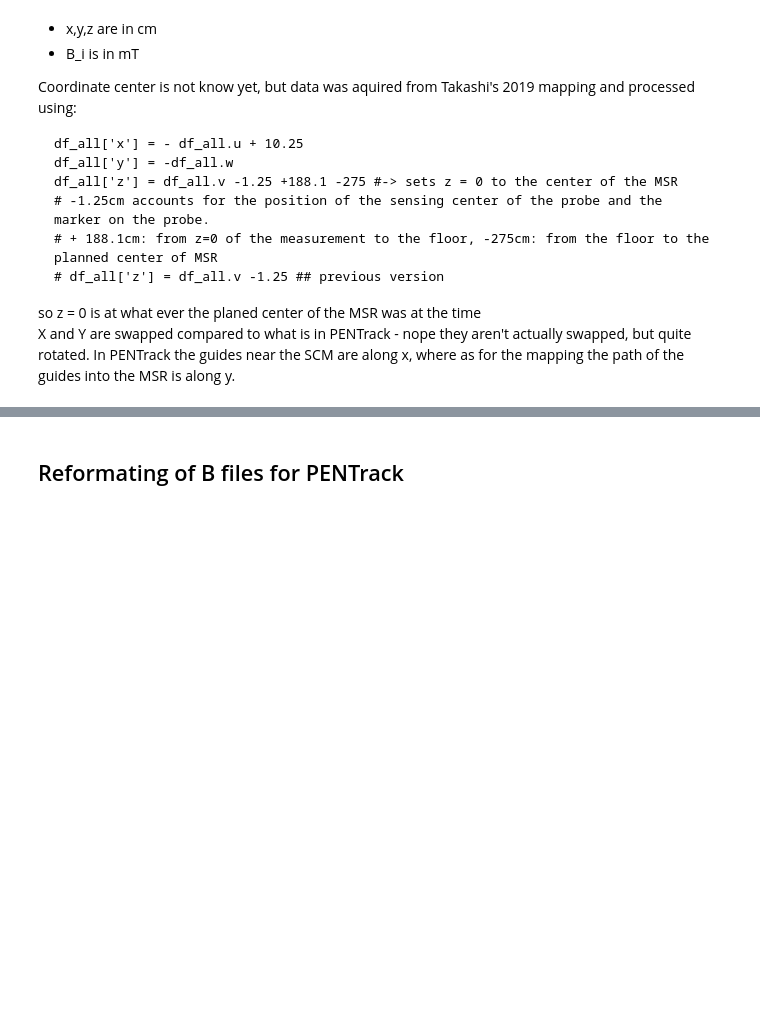
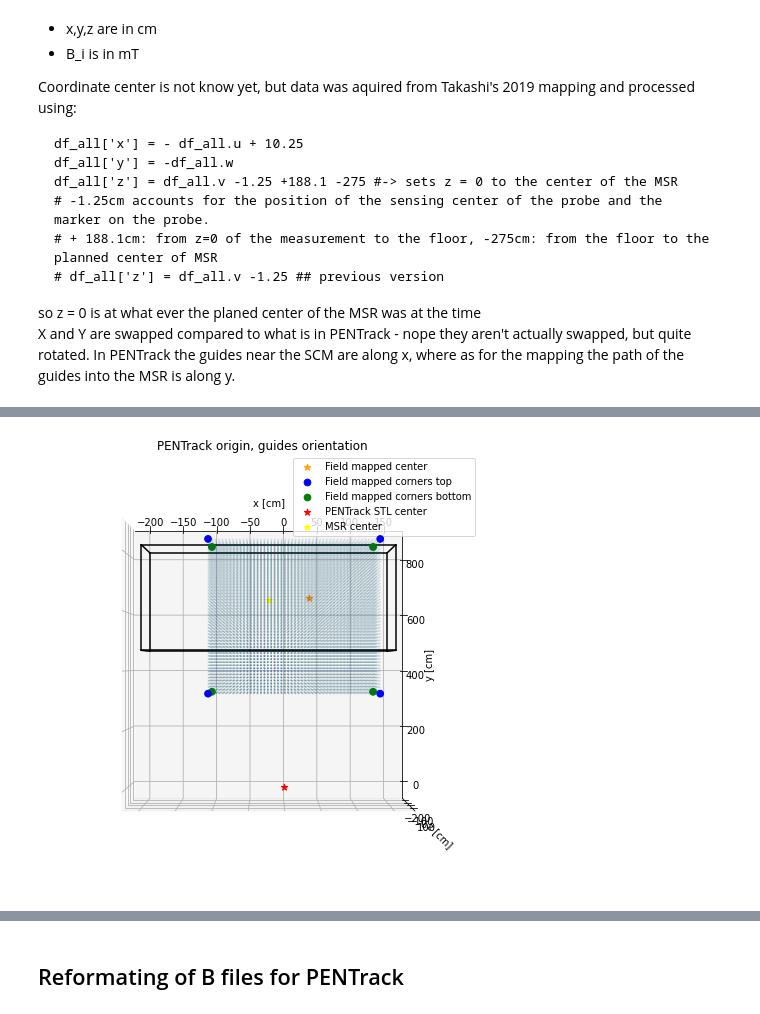
Before and after one commit to eklem1/MesonMagMapping, a Jupyter notebook: MagneticMappingPrevWork/MagMapping-export_TH/PositionCalibration.ipynb, the cells around one changed output, grey strips where cells are left out. Drawn from its saved outputs; the diff is of its cells as text; code cells hidden in the pictures; blank space fills up the shorter version.

Commit message:
Maybe getting somewhere with the transform of coords

```diff
--- a/MagneticMappingPrevWork/MagMapping-export_TH/PositionCalibration.ipynb
+++ b/MagneticMappingPrevWork/MagMapping-export_TH/PositionCalibration.ipynb
@@ -137,0 +171,54 @@ z_dense_MSRframe = df_BField_data["z"] + z_off
+# %%
+#the initial data
+df_BField_data = pd.read_csv(file, comment='#')
+
+center_T = np.array([0, 0, 0])
+data_T = df_BField_data[["x", "y", "z", "B_x", "B_y", "B_z"]]
+
+#getting the correct shift to use in PENtrack, but not the coordinate rotation
+center_PEN_notRot, corners_PEN_notRot, dataPEN_notRot, MSR_center_PEN_notRot = refToPENTrack(data_T, center_T)
+# %%
+def plotMapping(ax, data, title, units="cm", view=0, angle=0, STLs=False, legend=True):
+    center, corners, dataXB, MSR_center, Or = data
+
+    ax.set_title(title, pad=-10)
+
+    ax.scatter(center[0], center[1], center[2], color='orange', marker='*', s=45, label="Field mapped center")
+    ax.scatter(corners[0,:4], corners[1,:4], corners[2,:4], color='blue', s=45, label="Field mapped corners top")
+    ax.scatter(corners[0,4:], corners[1,4:], corners[2,4:], color='green', s=45, label="Field mapped corners bottom")
+
+    ax.scatter(Or[0], Or[1], Or[2], color='red', marker='*', s=45, label="PENTrack STL center")
+
+    if "cm" in units:
+        MakeCube(ax, MSR_center, np.array([3.5,3.5,3.5])*100, angle=angle)
+    elif "m" in units:
+        MakeCube(ax, MSR_center, np.array([3.5,3.5,3.5]), angle=angle)
+
+        if STLs:
+            # #loads all the file I have in this folder as STLs
+            STLpath = '../../PENTrackAnalysis/STLsToGraph'
+            stl_array = os.listdir(STLpath)
+
+            for STLfile in stl_array:
+                ppf.graphSTL(STLpath+'/'+STLfile, ax, a=0.05)
+
+    if view == 0:
+        ax.view_init(elev=90., azim=-90)  #top view
+    elif view == 1:
+        ax.view_init(elev=0., azim=-90) #front view
+
+    ax.set_xlabel(f'x [{units}]')
+    ax.set_ylabel(f'y [{units}]')
+    ax.set_zlabel(f'z [{units}]')
+    if legend:
+        ax.legend()
+
+fig = plt.figure(figsize=(8, 8))
+ax1 = fig.add_subplot(1, 1, 1, projection='3d')
+data1 = [center_PEN_notRot, corners_PEN_notRot, dataPEN_notRot, MSR_center_PEN_notRot, O_PEN_notRot]
+plotMapping(ax1, data1, title="PENTrack origin, guides orientation", view=0)
+
+ax1.scatter(dataPEN_notRot['x'], dataPEN_notRot['y'], dataPEN_notRot['z'], s=1, alpha=0.01)
+plt.show()
+# %% [output]
+[figure, added]
```
Also changed, not shown: parts of 11 cells of this notebook.
